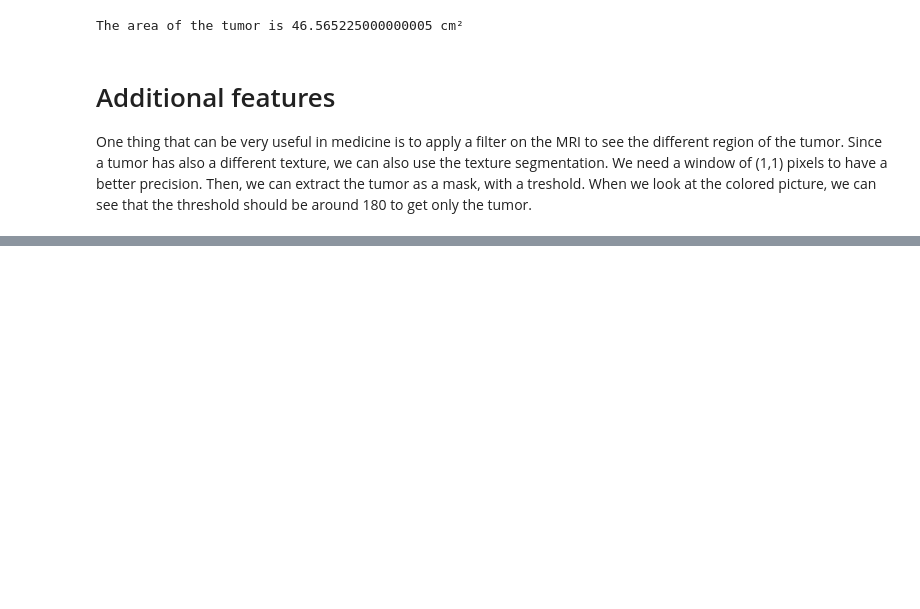
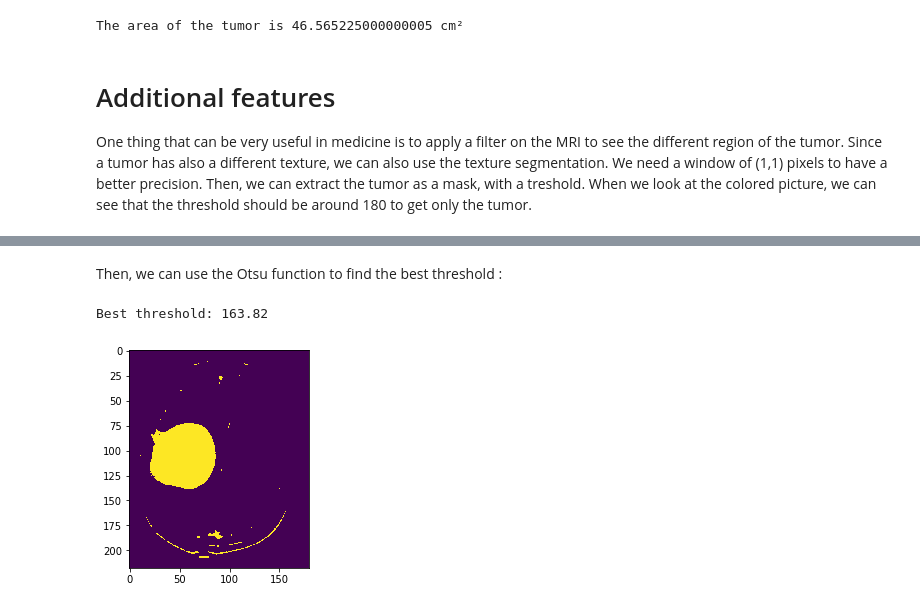
Before and after one commit to AstridSoumoy/INFO-H500-Module3, a Jupyter notebook: Tumour_Segmentation.ipynb, the cells around one changed output, grey strips where cells are left out. Saved outputs shown, nothing was run; the diff lists cells and outputs as text; code cells hidden in the pictures; blank space fills up the shorter version.

```diff
--- a/Tumour_Segmentation.ipynb
+++ b/Tumour_Segmentation.ipynb
@@ -142,0 +144,48 @@ We can see that the third image is created applying a mask. It segment the tumor
+# %% [markdown]
+Then, we can use the Otsu function to find the best threshold :
+# %%
+def otsu_threshold(h):
+    p = h*1./h.sum() # Probability histogram
+
+    # Check every possible threshold
+    best_l = 0
+    best_t = 0
+
+    var_within = np.zeros(len(h))
+    var_between = np.zeros(len(h))
+    sep = np.zeros(len(h))
+    for t in range(1,len(h)-1):
+        # Class probabilities
+        w0 = p[:t].sum()
+        w1 = p[t:].sum()
+        # Class means
+        m0 = (np.arange(0,t)*p[:t]).sum()/w0
+        m1 = (np.arange(t,len(h))*p[t:]).sum()/w1
+        # Class variances
+        s0 = (((np.arange(0,t)-m0)**2)*p[:t]).sum()/w0
+        s1 = (((np.arange(t,len(h))-m1)**2)*p[t:]).sum()/w1
+        # Intra-class
+        sw = w0*s0+w1*s1
+        # Inter-class
+        sb = w0*w1*((m1-m0)**2)
+        # Separability
+        l = sb/sw
+        if( l > best_l ):
+            best_l = l
+            best_t = t
+        var_within[t] = sw
+        var_between[t] = sb
+        sep[t] = l
+
+    return best_t, var_within, var_between, sep
+
+h,bins = np.histogram(im_descr[im_descr>60],bins=100)
+t,vw,vb,s = otsu_threshold(h)
+print("Best threshold: %.2f"%bins[t])
+
+plt.figure()
+plt.imshow(im_descr>bins[t])
+plt.show()
+# %% [output]
+Best threshold: 163.82
+[figure, added]
```
Also changed, not shown: parts of 6 cells of this notebook.
